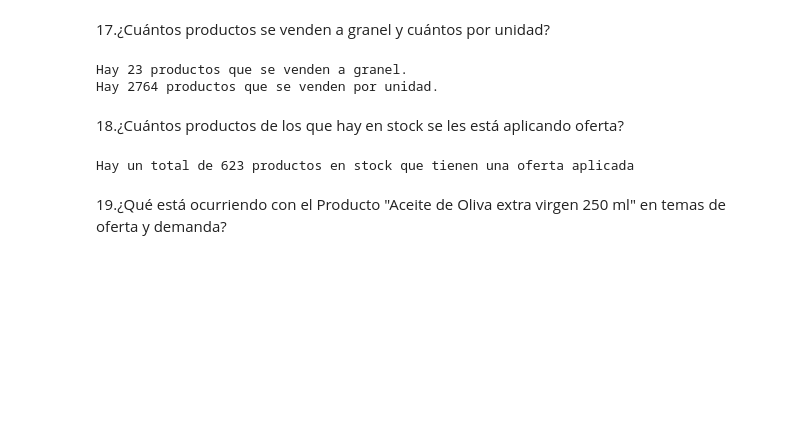
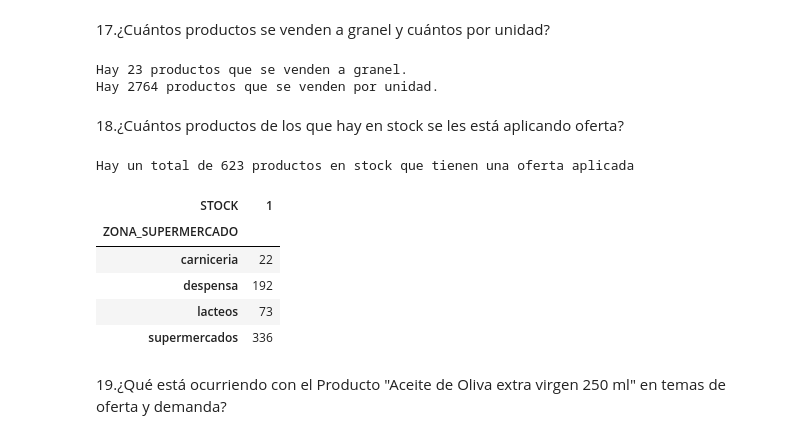
Before and after one commit to Bubu52/AMACOR_SUPERMARKET, a Jupyter notebook: Preguntas resueltas v.1.1.ipynb, the cells around one changed output. Cells and saved outputs as stored; diff of their text form; code cells hidden in the pictures; blank space fills up the shorter version.

```diff
--- a/Preguntas resueltas v.1.1.ipynb
+++ b/Preguntas resueltas v.1.1.ipynb
@@ -494,11 +492,20 @@ Hay 2764 productos que se venden por unidad.
 # %% [markdown]
 18.¿Cuántos productos de los que hay en stock se les está aplicando oferta?
 # %%
-cond = df[df['OFERTA']==1]
-prductos_stock_con_ofertas=cond.groupby('OFERTA')['STOCK'].value_counts().sum()
+prdtos_con_oferta_en_stock = df[df['OFERTA']==1]
+prductos_stock_con_ofertas=prdtos_con_oferta_en_stock.groupby('OFERTA')[['STOCK']].value_counts().sum()
 print(f'Hay un total de {prductos_stock_con_ofertas} productos en stock que tienen una oferta aplicada')
 # %% [output]
 Hay un total de 623 productos en stock que tienen una oferta aplicada
+# %%
+pd.crosstab(prdtos_con_oferta_en_stock['ZONA_SUPERMERCADO'],prdtos_con_oferta_en_stock['STOCK'])
+# %% [output]
+| STOCK | 1 |
+| ZONA_SUPERMERCADO |  |
+| carniceria | 22 |
+| despensa | 192 |
+| lacteos | 73 |
+| supermercados | 336 |
 # %% [markdown]
 19.¿Qué está ocurriendo con el Producto "Aceite de Oliva extra virgen 250 ml" en temas de oferta y demanda?
 # %%
```
Also changed, not shown: parts of 2 cells of this notebook.
